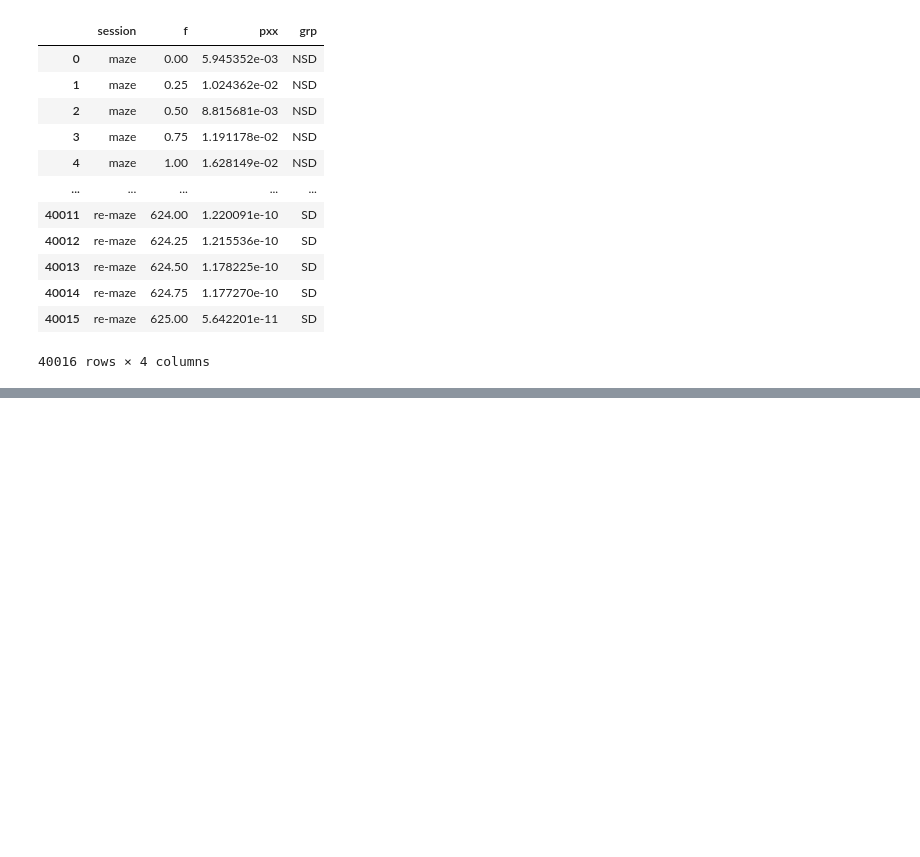
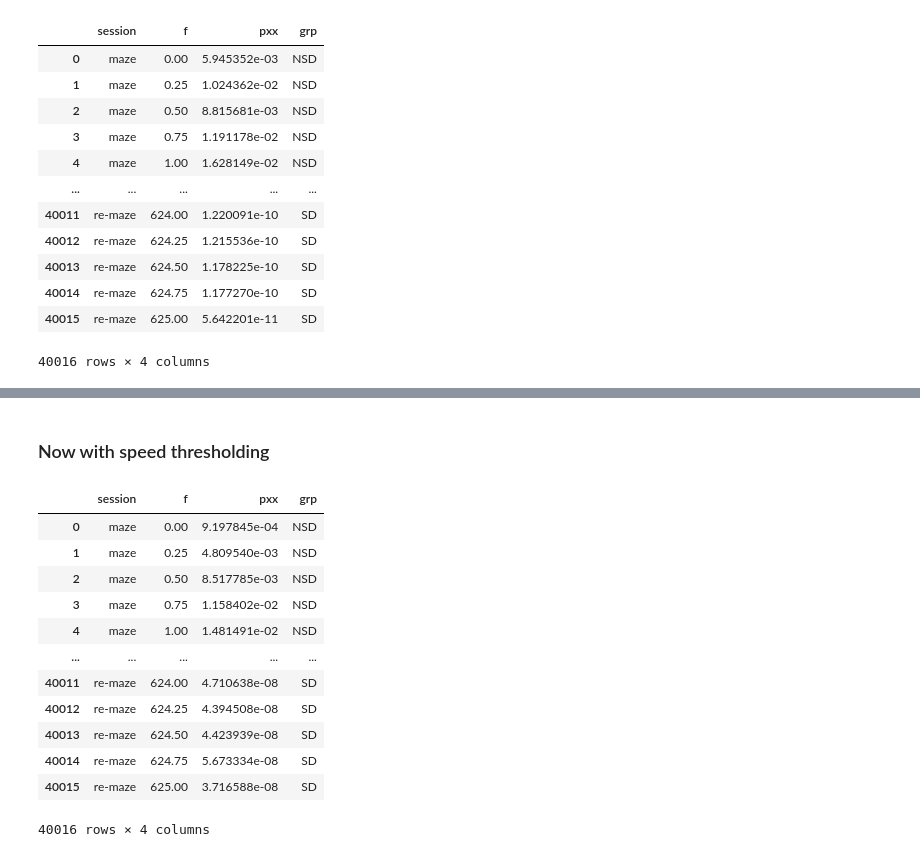
Before and after one commit to nkinsky/Projects_sandbox, a Jupyter notebook: sd_drift/sd_theta_frequency_remaze.ipynb, the cells around one changed output, grey strips where cells are left out. Saved outputs shown, nothing was run; the diff lists cells and outputs as text; code cells hidden in the pictures; blank space fills up the shorter version.

```diff
--- a/sd_drift/sd_theta_frequency_remaze.ipynb
+++ b/sd_drift/sd_theta_frequency_remaze.ipynb
@@ -161,0 +134,52 @@ for grp, a in zip(["NSD", "SD"], ax):
+# %% [markdown]
+### Now with speed thresholding
+# %%
+from neuropy.utils.mathutil import contiguous_regions
+sigma = 0.5 # in seconds, for smoothing position prior to calculating speed
+psd_dict = {}
+speed_thresh = 10
+
+for speed_thresh in [1, 3, 5, 10]:
+    psd_run_df = []
+    for sess in sessions[1:]:
+        eegtheta_file = sorted(sess.recinfo.dat_filename.parent.glob("*_thetachan.eeg"))[0]
+        sess.thetachan_eeg = BinarysignalIO(eegtheta_file, n_channels=1, sampling_rate=sess.recinfo.eeg_sampling_rate)
+        signal = sess.thetachan_eeg.get_signal()
+        for sname in ["maze", "re-maze"]:
+            tmaze = sess.paradigm[sname].flatten()
+            trace_use = signal.time_slice(t_start=tmaze[0], t_stop=tmaze[1]).traces[0]
+
+            # Speed threshold
+            posmaze = sess.position.time_slice(*tmaze)
+            pos_smooth = posmaze.get_smoothed(sigma)
+
+            run_frames = contiguous_regions(pos_smooth.speed > speed_thresh)
+            run_times = np.array([pos_smooth.time[run_f] for run_f in run_frames])
+
+            trace_run = []
+            for run_time in run_times:
+                trace_run.append(signal.time_slice(t_start=run_time[0], t_stop=run_time[1]).traces[0])
+            run_trace = np.hstack(trace_run)
+
+            f, pxx = sg.welch(run_trace, fs=sess.thetachan_eeg.sampling_rate,
+                              nperseg=4 * sess.recinfo.eeg_sampling_rate, noverlap=0)
+            pxx = pxx * (0.95 * 1e-3) ** 2
+
+            psd_run_df.append(pd.DataFrame(dict(session=sname, f=f, pxx=pxx, grp=sess.tag)))
+    psd_run_df = pd.concat(psd_run_df, axis=0, ignore_index=True)
+    psd_dict[speed_thresh] = psd_run_df
+psd_run_df
+# %% [output]
+|  | session | f | pxx | grp |
+| 0 | maze | 0.00 | 9.197845e-04 | NSD |
+| 1 | maze | 0.25 | 4.809540e-03 | NSD |
+| 2 | maze | 0.50 | 8.517785e-03 | NSD |
+| 3 | maze | 0.75 | 1.158402e-02 | NSD |
+| 4 | maze | 1.00 | 1.481491e-02 | NSD |
+| ... | ... | ... | ... | ... |
+| 40011 | re-maze | 624.00 | 4.710638e-08 | SD |
+| 40012 | re-maze | 624.25 | 4.394508e-08 | SD |
+| 40013 | re-maze | 624.50 | 4.423939e-08 | SD |
+| 40014 | re-maze | 624.75 | 5.673334e-08 | SD |
+| 40015 | re-maze | 625.00 | 3.716588e-08 | SD |
+40016 rows × 4 columns
```
Also changed, not shown: parts of 6 cells of this notebook.
